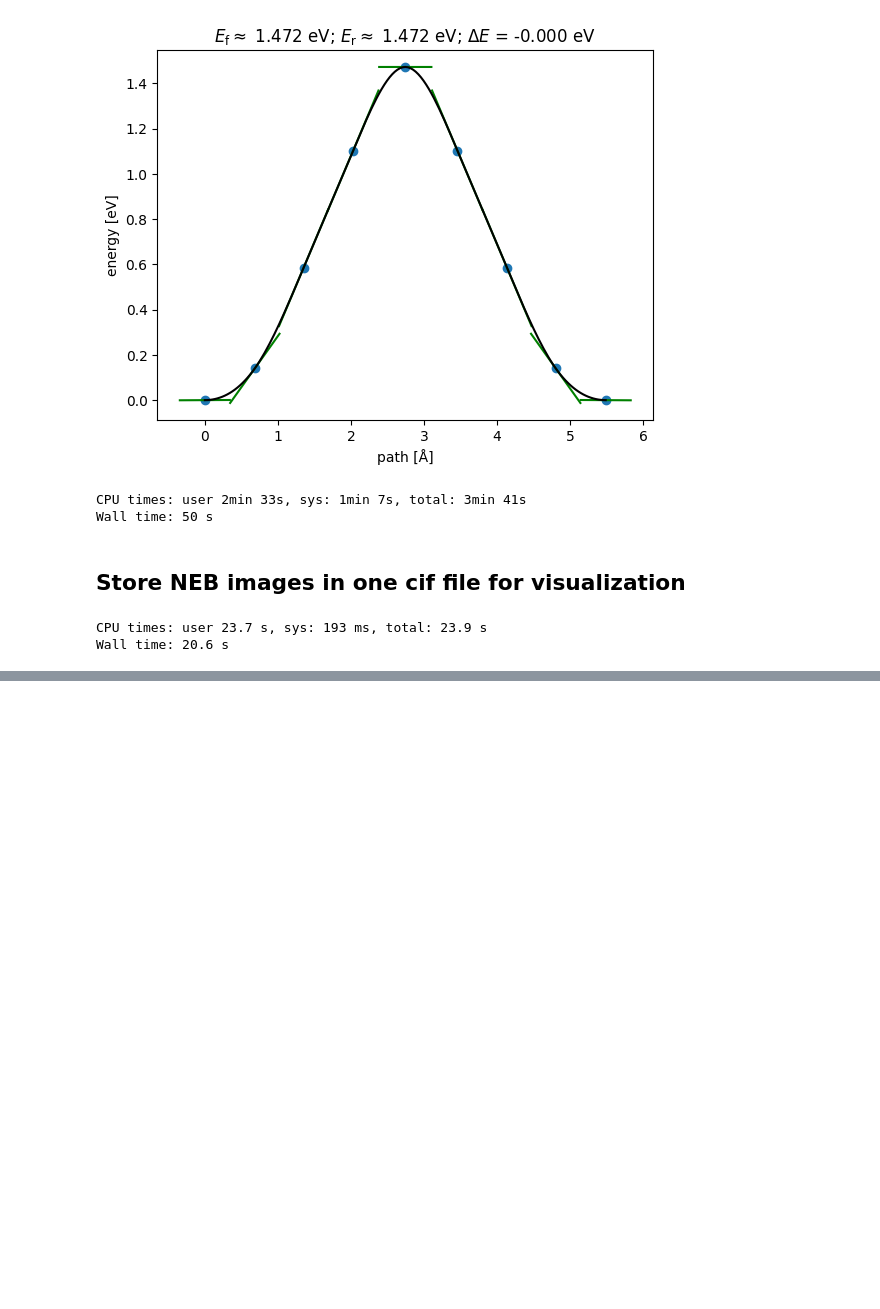
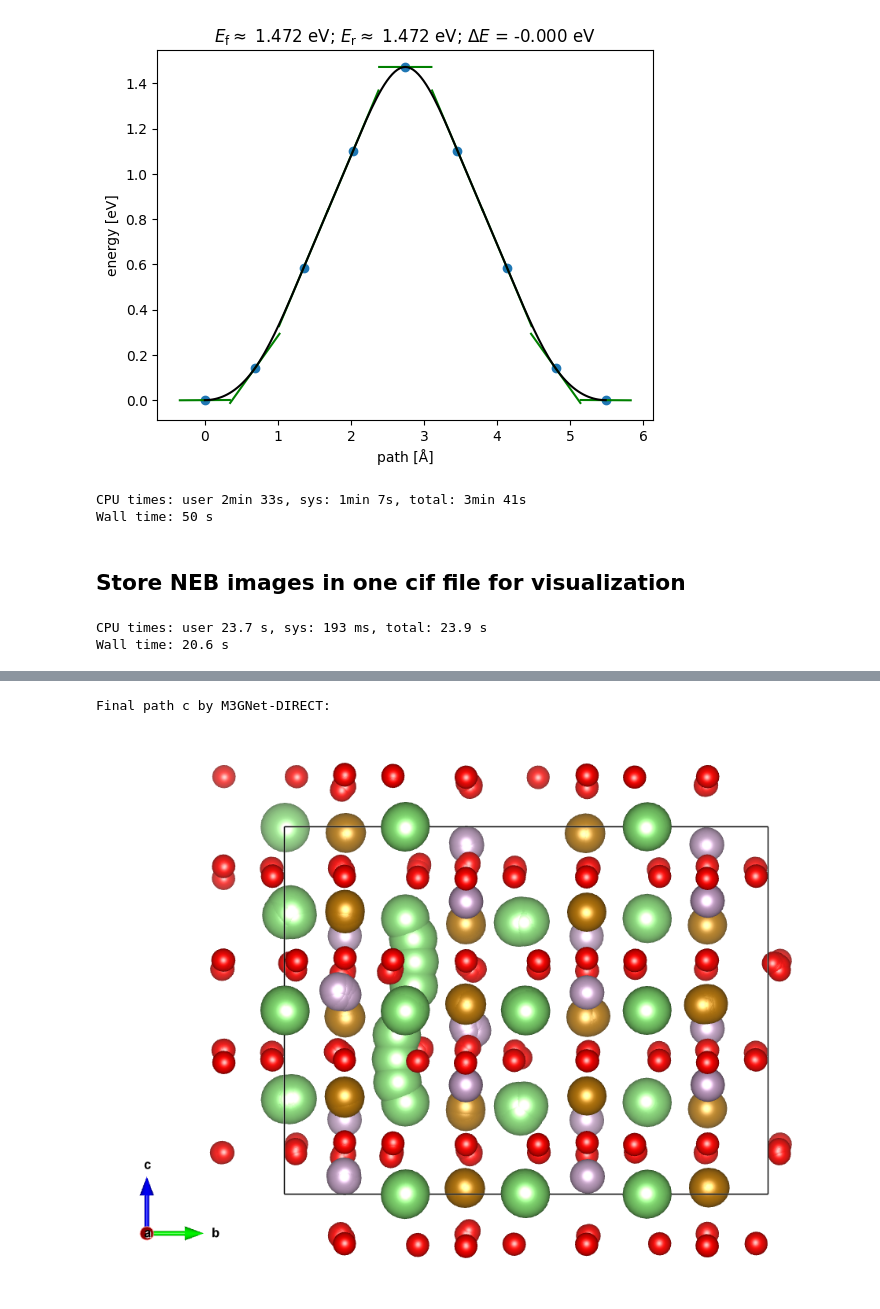
Before and after one commit to materialsvirtuallab/matcalc, a Jupyter notebook: examples/NEB calculations for LiFePO4.ipynb, the cells around one changed output, grey strips where cells are left out. Cells and saved outputs as stored; diff of their text form; code cells hidden in the pictures; blank space fills up the shorter version.

```diff
--- a/examples/NEB calculations for LiFePO4.ipynb
+++ b/examples/NEB calculations for LiFePO4.ipynb
@@ -171,0 +182,6 @@ Wall time: 20.6 s
+# %%
+print("Final path c by M3GNet-DIRECT:")
+Image("NEB_data/traj_c_M3GNet-DIRECT/path_c.png")
+# %% [output]
+Final path c by M3GNet-DIRECT:
+[figure, added]
```
Also changed, not shown: parts of 5 cells of this notebook, 2 other files.
